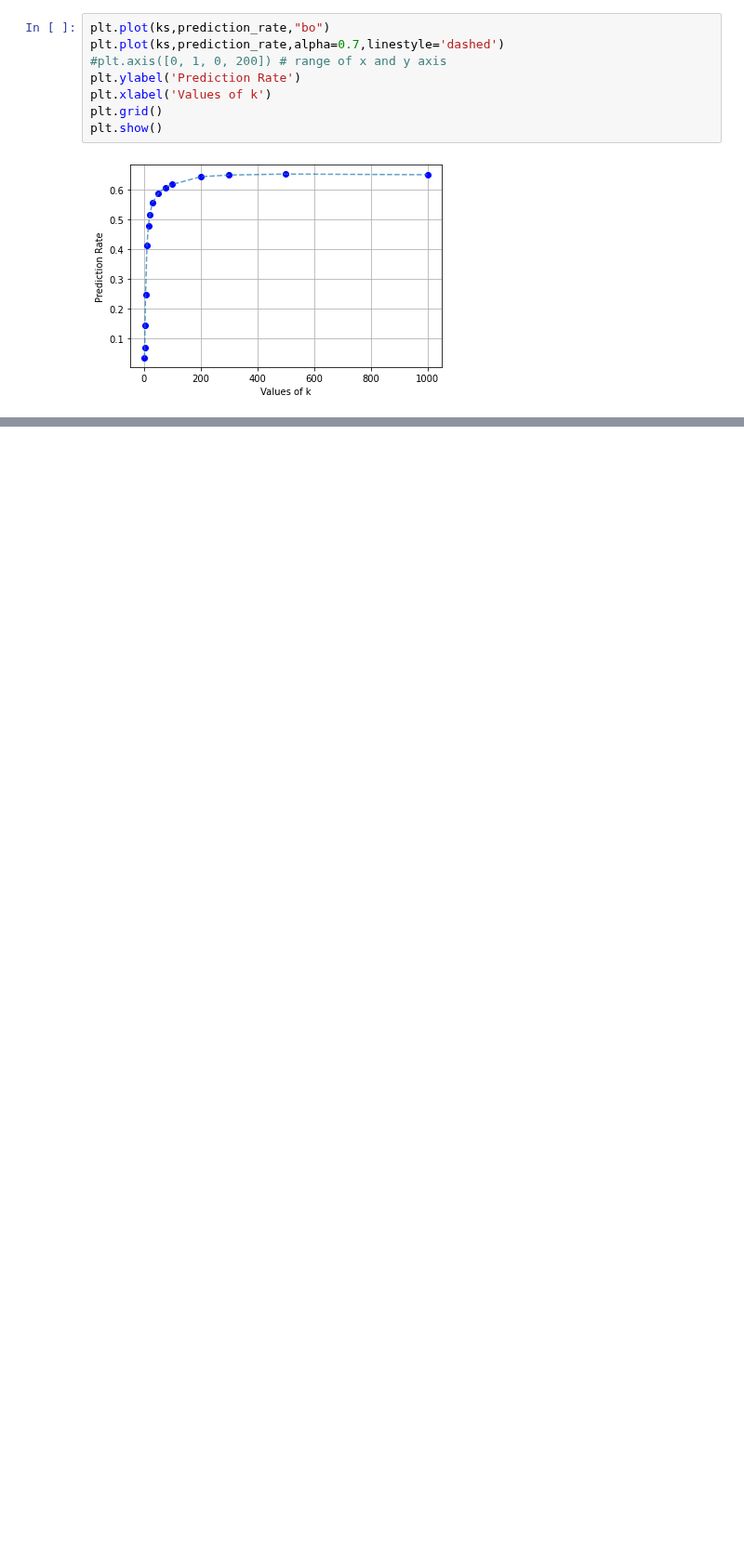
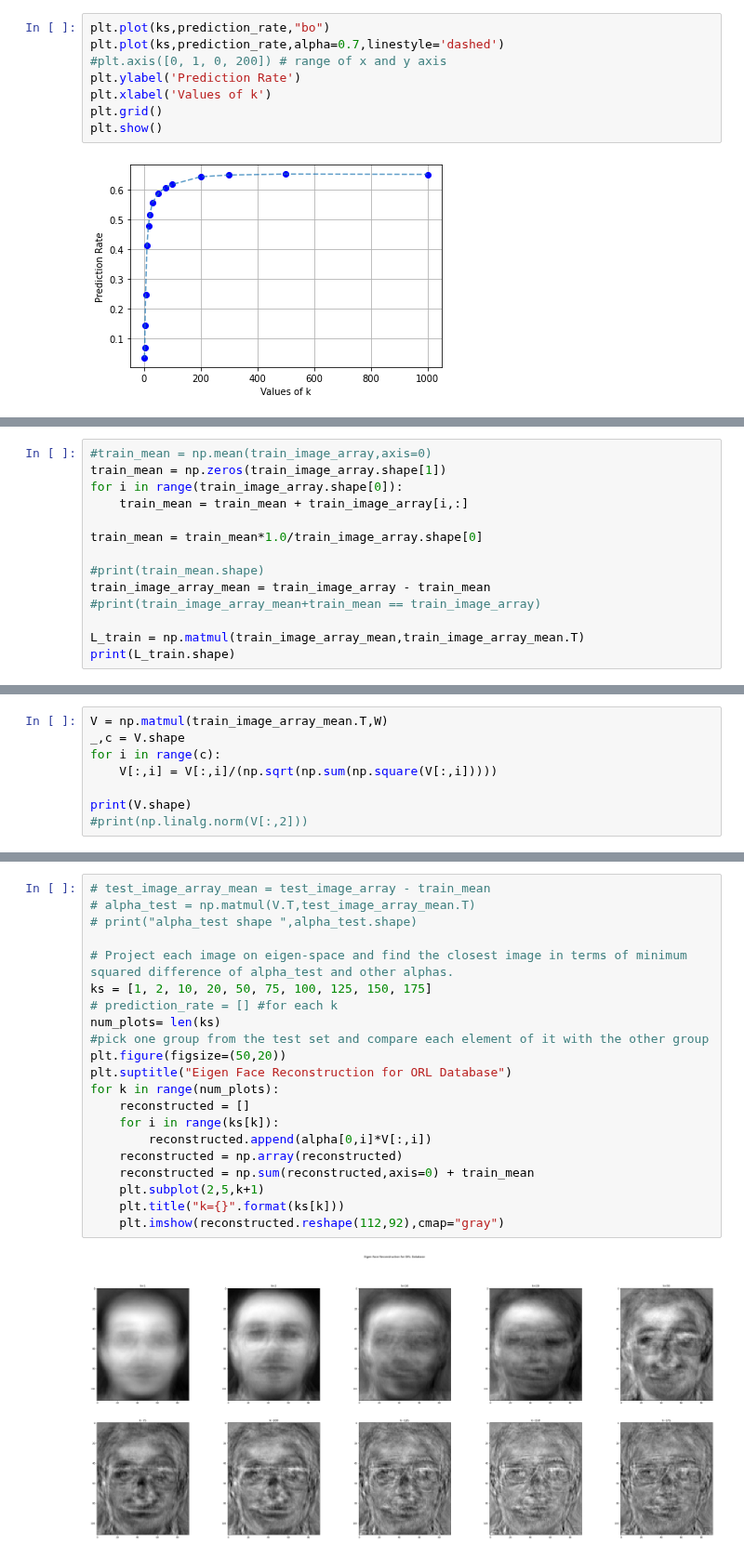
Before and after one commit to soham2109/CS-663-Assignments, a Jupyter notebook: assignment-4_SVD_FaceRecognition/4/code/Q4.ipynb, the cells around one changed output, grey strips where cells are left out. Shown at 93% size. Drawn from its saved outputs; the diff is of its cells as text; blank space fills up the shorter version.

```diff
--- a/assignment-4_SVD_FaceRecognition/4/code/Q4.ipynb
+++ b/assignment-4_SVD_FaceRecognition/4/code/Q4.ipynb
@@ -301,0 +315,14 @@ print(index)
+# %%
+#train_mean = np.mean(train_image_array,axis=0)
+train_mean = np.zeros(train_image_array.shape[1])
+for i in range(train_image_array.shape[0]):
+    train_mean = train_mean + train_image_array[i,:]
+
+train_mean = train_mean*1.0/train_image_array.shape[0]
+
+#print(train_mean.shape)
+train_image_array_mean = train_image_array - train_mean
+#print(train_image_array_mean+train_mean == train_image_array)
+
+L_train = np.matmul(train_image_array_mean,train_image_array_mean.T)
+print(L_train.shape)
@@ -301,0 +338,8 @@ print(index)
+# %%
+V = np.matmul(train_image_array_mean.T,W)
+_,c = V.shape
+for i in range(c):
+    V[:,i] = V[:,i]/(np.sqrt(np.sum(np.square(V[:,i]))))
+
+print(V.shape)
+#print(np.linalg.norm(V[:,2]))
@@ -301,0 +355,23 @@ print(index)
+# %%
+# test_image_array_mean = test_image_array - train_mean
+# alpha_test = np.matmul(V.T,test_image_array_mean.T)
+# print("alpha_test shape ",alpha_test.shape)
+
+# Project each image on eigen-space and find the closest image in terms of minimum squared difference of alpha_test and other alphas.
+ks = [1, 2, 10, 20, 50, 75, 100, 125, 150, 175]
+# prediction_rate = [] #for each k
+num_plots= len(ks)
+#pick one group from the test set and compare each element of it with the other group
+plt.figure(figsize=(50,20))
+plt.suptitle("Eigen Face Reconstruction for ORL Database")
+for k in range(num_plots):
+    reconstructed = []
+    for i in range(ks[k]):
+        reconstructed.append(alpha[0,i]*V[:,i])
+    reconstructed = np.array(reconstructed)
+    reconstructed = np.sum(reconstructed,axis=0) + train_mean
+    plt.subplot(2,5,k+1)
+    plt.title("k={}".format(ks[k]))
+    plt.imshow(reconstructed.reshape(112,92),cmap="gray")
+# %% [output]
+[figure, added]
```
Also changed, not shown: parts of 13 cells of this notebook.
